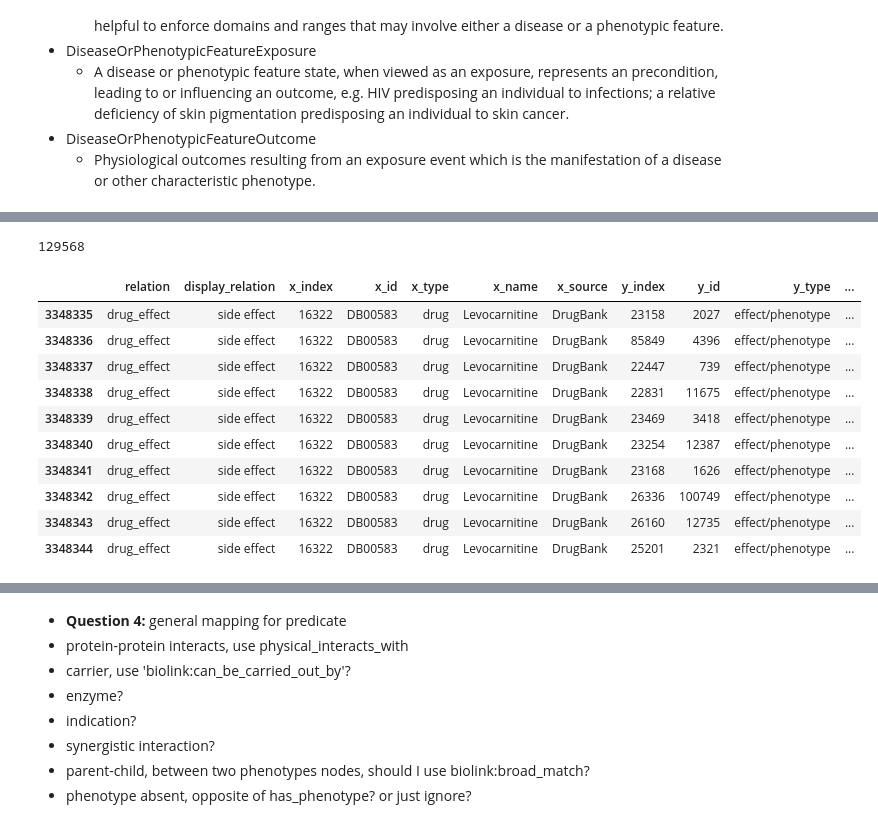
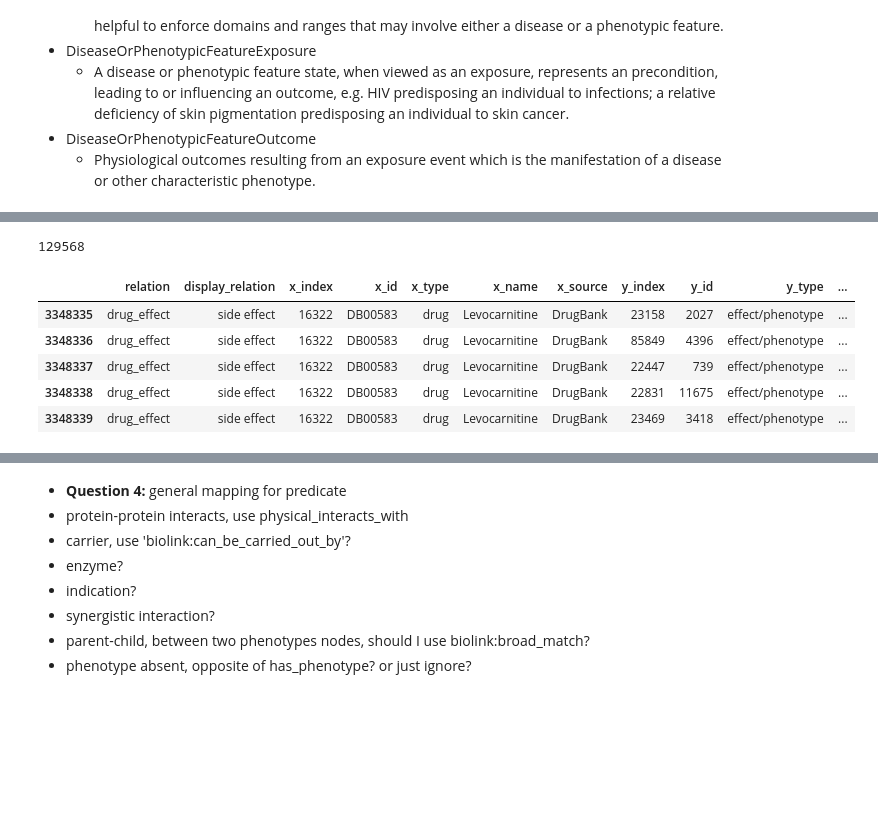
Before and after one commit to IlyaLab/TranslatorPharcogenomicsKG, a Jupyter notebook: Pharmagenomics_KG/PrimeKG_parser.ipynb, the cells around one changed output, grey strips where cells are left out. Drawn from its saved outputs; the diff is of its cells as text; code cells hidden in the pictures; blank space fills up the shorter version.

```diff
--- a/Pharmagenomics_KG/PrimeKG_parser.ipynb
+++ b/Pharmagenomics_KG/PrimeKG_parser.ipynb
@@ -534,0 +578,15 @@ sampled_df
+# %%
+## deep copy a df
+edges_deep_copy_df2 = edges_deep_copy_df.copy(deep=True)
+
+## assign biolink node category using dictionary directly
+edges_deep_copy_df2['subject_category'] = (
+    edges_deep_copy_df2['x_type'].map(category_map)
+)
+
+edges_deep_copy_df2['object_category'] = (
+    edges_deep_copy_df2['y_type'].map(category_map)
+)
+
+sampled_df = edges_deep_copy_df2.groupby(['x_type']).sample(n=1, random_state=151)  # Set random_state for reproducibility
+sampled_df
@@ -535,21 +599,16 @@ sampled_df
 # %%
 ## Sanity check anatomy_anatomy relations
-## should return empty df
-sanity_check_df = edges_deep_copy_df[edges_deep_copy_df['display_relation'] == 'side effect']
+## should return empty df after mapping to dictionary
+sanity_check_df = edges_deep_copy_df2[edges_deep_copy_df2['display_relation'] == 'side effect']
 print(len(sanity_check_df))
-sanity_check_df.head(10)
+sanity_check_df.head(5)
 # %% [output]
 129568
 |  | relation | display_relation | x_index | x_id | x_type | x_name | x_source | y_index | y_id | y_type | ... |
 | 3348335 | drug_effect | side effect | 16322 | DB00583 | drug | Levocarnitine | DrugBank | 23158 | 2027 | effect/phenotype | ... |
 | 3348336 | drug_effect | side effect | 16322 | DB00583 | drug | Levocarnitine | DrugBank | 85849 | 4396 | effect/phenotype | ... |
 | 3348337 | drug_effect | side effect | 16322 | DB00583 | drug | Levocarnitine | DrugBank | 22447 | 739 | effect/phenotype | ... |
 | 3348338 | drug_effect | side effect | 16322 | DB00583 | drug | Levocarnitine | DrugBank | 22831 | 11675 | effect/phenotype | ... |
 | 3348339 | drug_effect | side effect | 16322 | DB00583 | drug | Levocarnitine | DrugBank | 23469 | 3418 | effect/phenotype | ... |
-| 3348340 | drug_effect | side effect | 16322 | DB00583 | drug | Levocarnitine | DrugBank | 23254 | 12387 | effect/phenotype | ... |
-| 3348341 | drug_effect | side effect | 16322 | DB00583 | drug | Levocarnitine | DrugBank | 23168 | 1626 | effect/phenotype | ... |
-| 3348342 | drug_effect | side effect | 16322 | DB00583 | drug | Levocarnitine | DrugBank | 26336 | 100749 | effect/phenotype | ... |
-| 3348343 | drug_effect | side effect | 16322 | DB00583 | drug | Levocarnitine | DrugBank | 26160 | 12735 | effect/phenotype | ... |
-| 3348344 | drug_effect | side effect | 16322 | DB00583 | drug | Levocarnitine | DrugBank | 25201 | 2321 | effect/phenotype | ... |
 # %%
 ## Sanity check anatomy_anatomy relations
```
Also changed, not shown: parts of 76 cells of this notebook, 10 other files.
